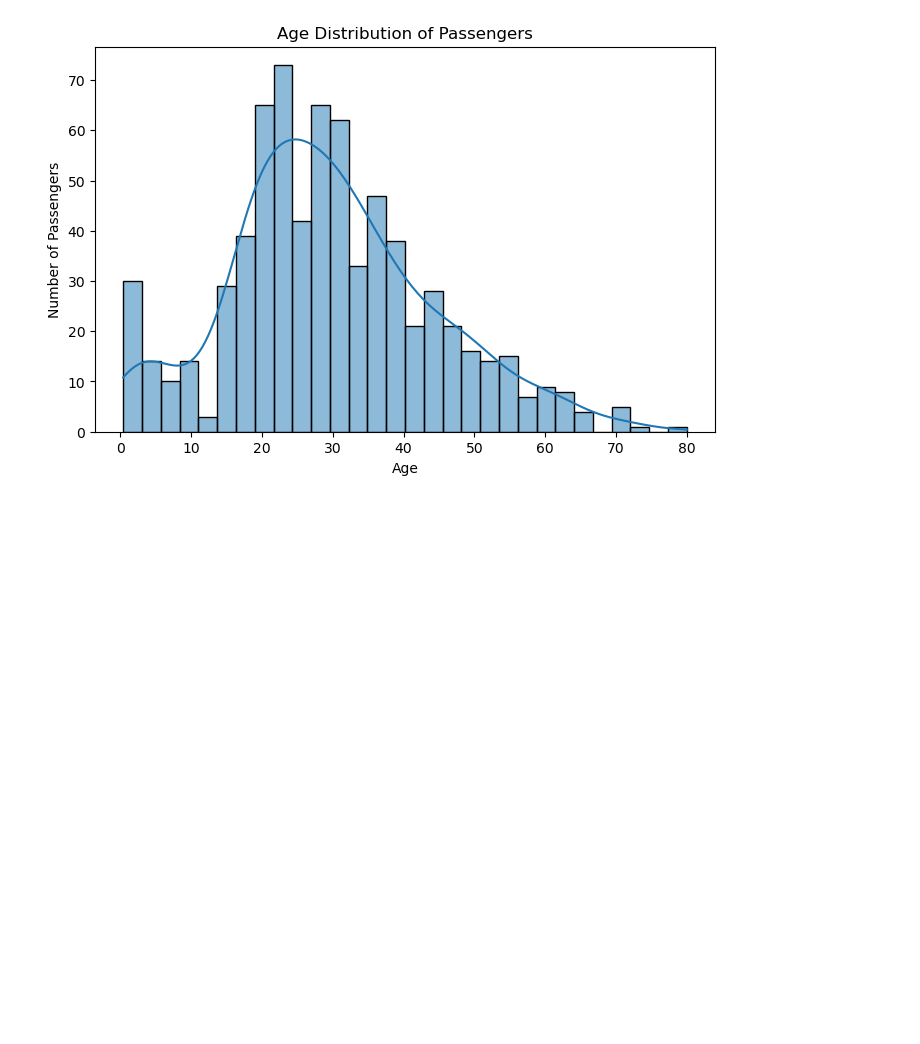
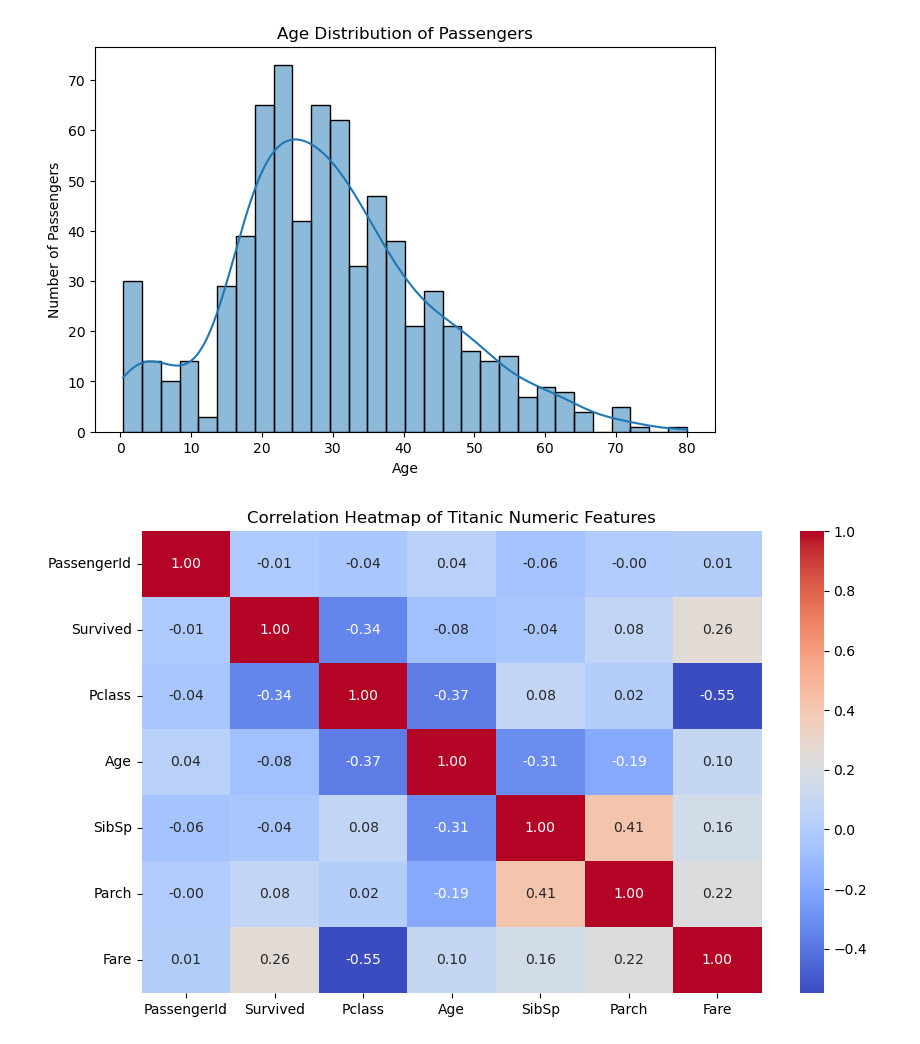
Before and after one commit to brianorina/class202505, a Jupyter notebook: exercise_2/ex2_hemanth.ipynb, the cells around one changed output. Cells and saved outputs as stored; diff of their text form; code cells hidden in the pictures; blank space fills up the shorter version.

Commit message:
completed till visualization

```diff
--- a/exercise_2/ex2_hemanth.ipynb
+++ b/exercise_2/ex2_hemanth.ipynb
@@ -417,3 +425,24 @@ plt.ylabel('Number of Passengers')
 plt.show()
 # %% [output]
 [figure]
+# %%
+# Correlation Heatmap (numeric only)
+
+# Step 1: Create a figure with an appropriate size (e.g., width=10, height=6).
+plt.figure(figsize=(10, 6))
+
+# Step 2: Generate a correlation matrix using the .corr() method.
+# Make sure to include only numeric columns using numeric_only=True.
+corr_matrix = titanic_df.corr(numeric_only=True)
+
+# Step 3: Use seaborn's heatmap to visualize the correlation matrix.
+# Enable annotations (annot=True) and apply a diverging color map like 'coolwarm'.
+sns.heatmap(corr_matrix, annot=True, cmap='coolwarm', fmt='.2f')
+
+# Step 4: Add a descriptive title to the plot.
+plt.title('Correlation Heatmap of Titanic Numeric Features')
+
+# Step 5: Display the plot.
+plt.show()
+# %% [output]
+[figure, added]
```
Also changed, not shown: parts of 15 cells of this notebook.
